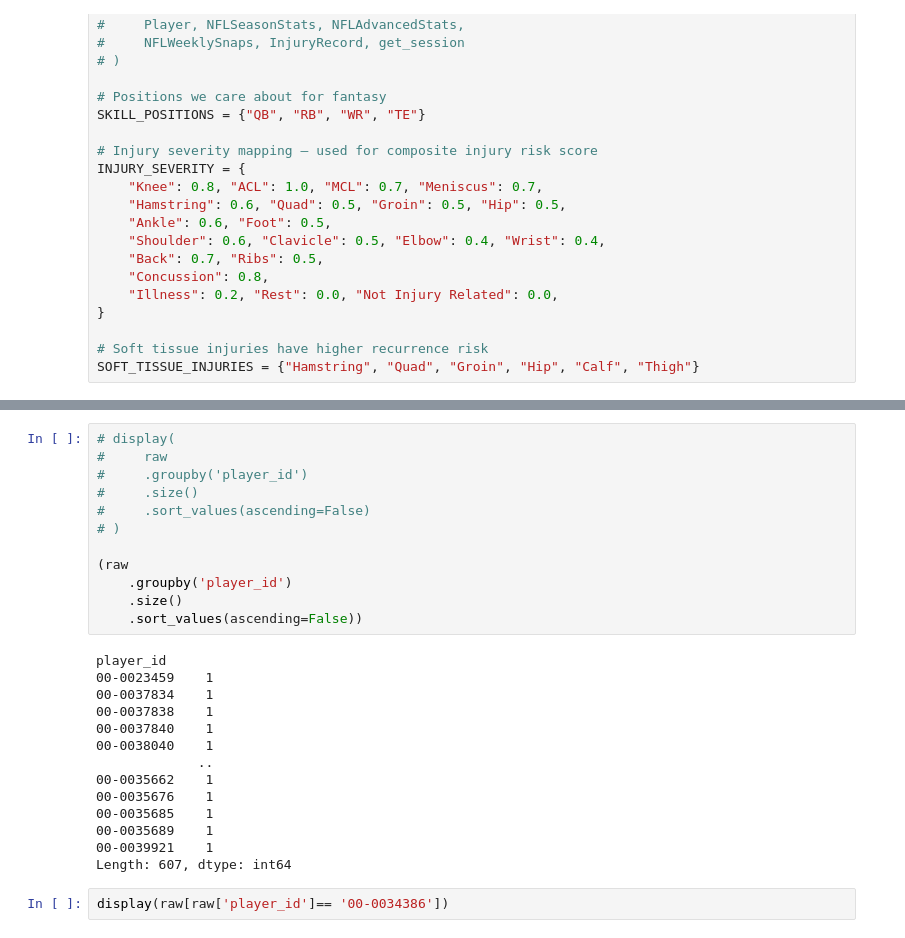
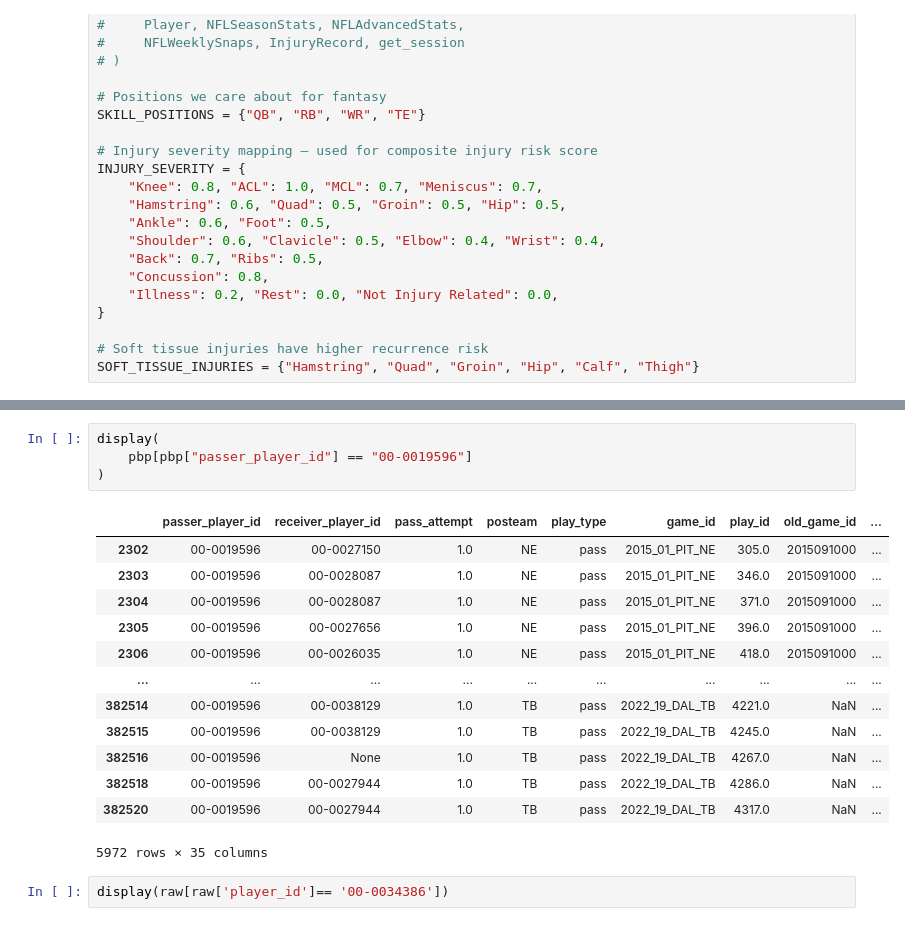
Before and after one commit to sandeeptiwari6/dynasty-ai-engine, a Jupyter notebook: notebooks/nfl_ingestion.ipynb, the cells around one changed output, grey strips where cells are left out. Saved outputs shown, nothing was run; the diff lists cells and outputs as text.

```diff
--- a/notebooks/nfl_ingestion.ipynb
+++ b/notebooks/nfl_ingestion.ipynb
@@ -236,29 +298,21 @@ display(raw)
 # %%
-# display(
-#     raw
-#     .groupby('player_id')
-#     .size()
-#     .sort_values(ascending=False)
-# )
-
-(raw
-    .groupby('player_id')
-    .size()
-    .sort_values(ascending=False))
+display(
+    pbp[pbp["passer_player_id"] == "00-0019596"]
+)
 # %% [output]
+|  | passer_player_id | receiver_player_id | pass_attempt | posteam | play_type | game_id | play_id | old_game_id | ... |
+| 2302 | 00-0019596 | 00-0027150 | 1.0 | NE | pass | 2015_01_PIT_NE | 305.0 | 2015091000 | ... |
+| 2303 | 00-0019596 | 00-0028087 | 1.0 | NE | pass | 2015_01_PIT_NE | 346.0 | 2015091000 | ... |
+| 2304 | 00-0019596 | 00-0028087 | 1.0 | NE | pass | 2015_01_PIT_NE | 371.0 | 2015091000 | ... |
+| 2305 | 00-0019596 | 00-0027656 | 1.0 | NE | pass | 2015_01_PIT_NE | 396.0 | 2015091000 | ... |
+| 2306 | 00-0019596 | 00-0026035 | 1.0 | NE | pass | 2015_01_PIT_NE | 418.0 | 2015091000 | ... |
+| ... | ... | ... | ... | ... | ... | ... | ... | ... | ... |
+| 382514 | 00-0019596 | 00-0038129 | 1.0 | TB | pass | 2022_19_DAL_TB | 4221.0 | NaN | ... |
+| 382515 | 00-0019596 | 00-0038129 | 1.0 | TB | pass | 2022_19_DAL_TB | 4245.0 | NaN | ... |
+| 382516 | 00-0019596 | None | 1.0 | TB | pass | 2022_19_DAL_TB | 4267.0 | NaN | ... |
+| 382518 | 00-0019596 | 00-0027944 | 1.0 | TB | pass | 2022_19_DAL_TB | 4286.0 | NaN | ... |
+| 382520 | 00-0019596 | 00-0027944 | 1.0 | TB | pass | 2022_19_DAL_TB | 4317.0 | NaN | ... |
-player_id
-00-0023459    1
-00-0037834    1
-00-0037838    1
-00-0037840    1
-00-0038040    1
-             ..
-00-0035662    1
-00-0035676    1
-00-0035685    1
-00-0035689    1
-00-0039921    1
-Length: 607, dtype: int64
+5972 rows × 35 columns
 # %%
 display(raw[raw['player_id']== '00-0034386'])
 # %% [output]
```
Also changed, not shown: parts of 5 cells of this notebook, 1 other file.
